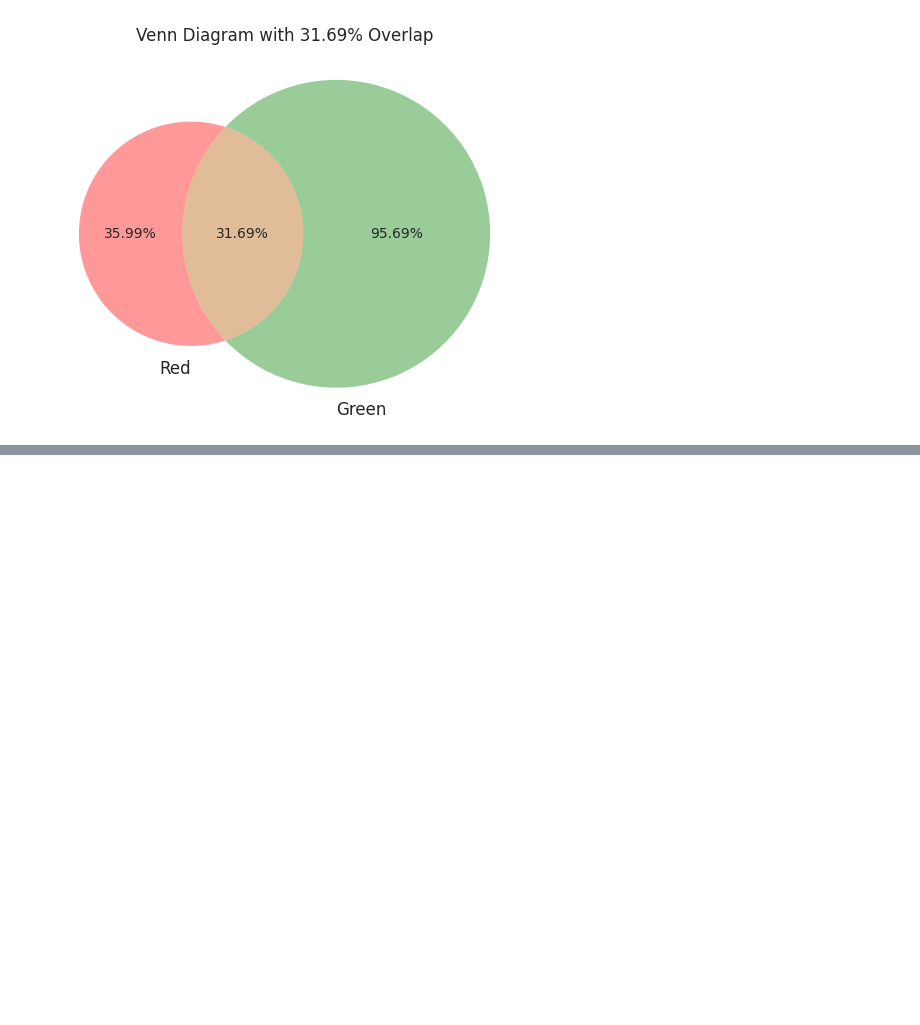
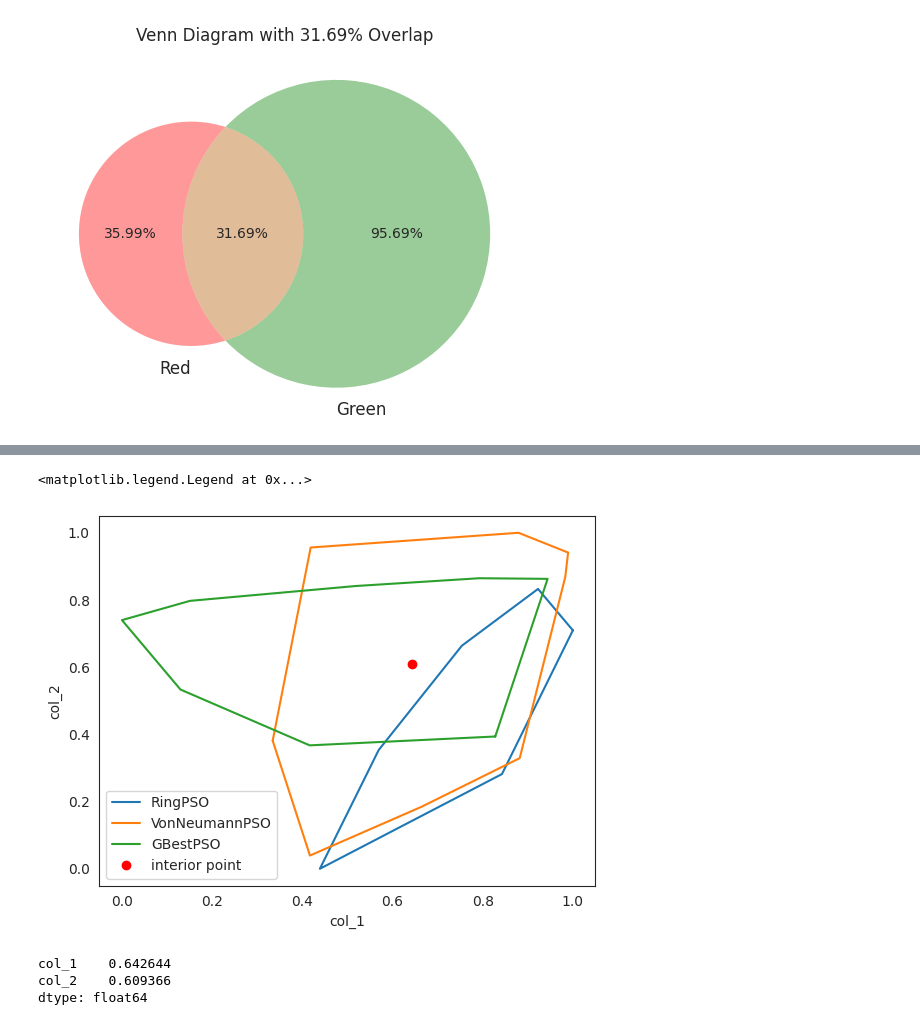
Before and after one commit to runrunLauren/behavioural_benchmarking, a Jupyter notebook: behavioural_benchmark/temp.ipynb, the cells around one changed output, grey strips where cells are left out. Saved outputs shown, nothing was run; the diff lists cells and outputs as text; code cells hidden in the pictures; blank space fills up the shorter version.

```diff
--- a/behavioural_benchmark/temp.ipynb
+++ b/behavioural_benchmark/temp.ipynb
@@ -138,0 +148,64 @@ AttributeError: Text.set() got an unexpected keyword argument 'subset_label_form
+# %%
+# vis.visualise(visualisation_type='polyhedron', columns=['col_1', 'col_2'], filters={"metaheuristic": ['VonNeumannPSO', 'RingPSO', 'GBestPSO'], "function": ['Weierstrass']}, exclude_outliers=True, normalise=False)
+
+# Calculate the volume using ConvexHull
+prepped_data2 = vis.__prep_data__(columns=columns, filters={"metaheuristic": ['VonNeumannPSO', 'RingPSO', 'GBestPSO'], "function": ['Weierstrass']}, exclude_outliers=True, normalise=True)
+hull1 = ConvexHull(prepped_data2[prepped_data2['metaheuristic'] == 'RingPSO'][columns])
+hull2 = ConvexHull(prepped_data2[prepped_data2['metaheuristic'] == 'VonNeumannPSO'][columns])
+hull3 = ConvexHull(prepped_data2[prepped_data2['metaheuristic'] == 'GBestPSO'][columns])
+
+# Convert hulls to half-space representations
+halfspaces_1 = get_halfspaces_from_hull(hull1)
+halfspaces_2 = get_halfspaces_from_hull(hull2)
+halfspaces_3 = get_halfspaces_from_hull(hull3)
+
+# Combine all half-spaces from both hulls to find the intersection
+all_halfspaces = np.vstack((halfspaces_1, halfspaces_2, halfspaces_3))
+halfspaces_12 = np.vstack((halfspaces_1, halfspaces_2))
+halfspaces_13 = np.vstack((halfspaces_1, halfspaces_3))
+halfspaces_23 = np.vstack((halfspaces_2, halfspaces_3))
+
+points_all = prepped_data2[columns]
+points_12 = prepped_data2[prepped_data2['metaheuristic'].isin(['RingPSO', 'VonNeumannPSO'])][columns]
+points_13 = prepped_data2[prepped_data2['metaheuristic'].isin(['RingPSO', 'GBestPSO'])][columns]
+points_23 = prepped_data2[prepped_data2['metaheuristic'].isin(['VonNeumannPSO', 'GBestPSO'])][columns]
+interior_point_all = np.mean(points_all, axis=0)
+interior_point_12 = np.mean(points_12, axis=0)
+interior_point_13 = np.mean(points_13, axis=0)
+interior_point_23 = np.mean(points_23, axis=0)
+try:
+    # Find the intersection
+    # hs_all_intersection = HalfspaceIntersection(all_halfspaces, interior_point_all)
+    # hs_12_intersection = HalfspaceIntersection(halfspaces_12, interior_point_12)
+    # hs_13_intersection = HalfspaceIntersection(halfspaces_13, interior_point_13)
+    hs_23_intersection = HalfspaceIntersection(halfspaces_23, interior_point_23)
+    # intersect_hull = ConvexHull(hs_all_intersection.intersections)
+    # intersect_p = Polygon(intersect_hull.points[intersect_hull.vertices])
+    # xc, yc = intersect_p.exterior.xy
+    # plt.fill(xc, yc, color='red', label='Intersection')
+except ValueError:
+    # If there is an error in constructing the HalfspaceIntersection, they do not overlap
+    print("Convex hulls do not intersect.")
+
+p1 = Polygon(hull1.points[hull1.vertices])
+p2 = Polygon(hull2.points[hull2.vertices])
+p3 = Polygon(hull3.points[hull3.vertices])
+x1, y1 = p1.exterior.xy
+x2, y2 = p2.exterior.xy
+x3, y3 = p3.exterior.xy
+plt.plot(x1, y1, label='RingPSO')
+plt.plot(x2, y2, label='VonNeumannPSO')
+plt.plot(x3, y3, label='GBestPSO')
+plt.plot(interior_point['col_1'], interior_point['col_2'], 'ro', label='interior point')
+plt.xlabel(columns[0])
+plt.ylabel(columns[1])
+plt.legend()
+# %% [output]
+<matplotlib.legend.Legend at 0x...>
+[figure, added]
+# %%
+interior_point
+# %% [output]
+col_1    0.642644
+col_2    0.609366
+dtype: float64
```
Also changed, not shown: parts of 4 cells of this notebook.
